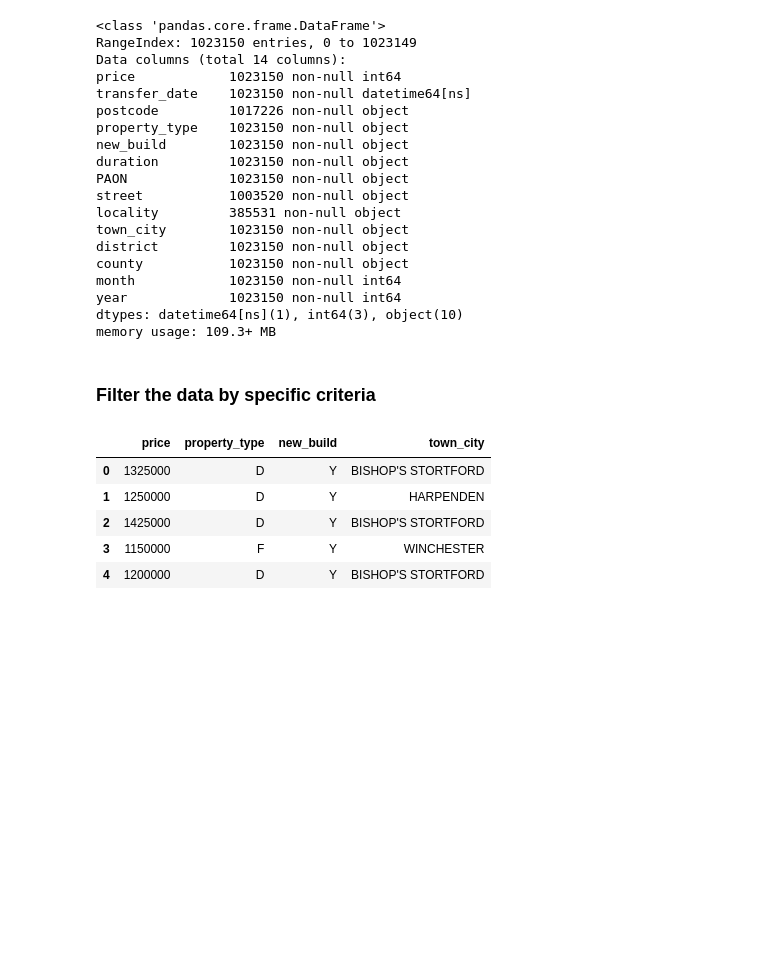
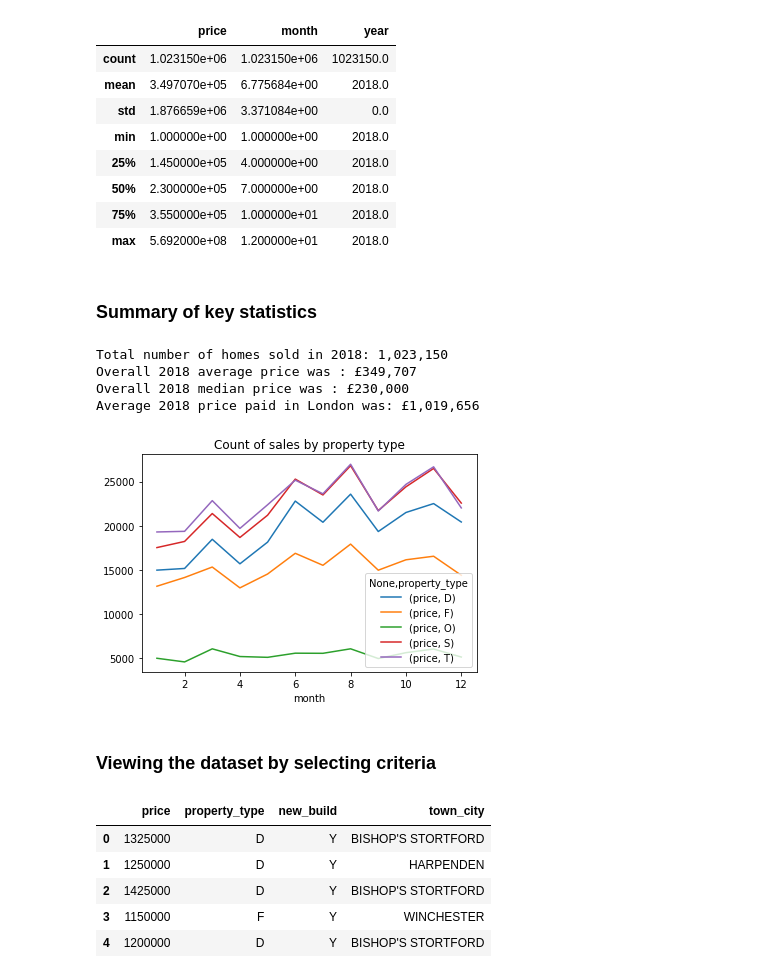
Before and after one commit to dudikbender/springboard, a Jupyter notebook: UK_prices_paid_analysis.ipynb, the cells around one changed output. Drawn from its saved outputs; the diff is of its cells as text; code cells hidden in the pictures; blank space fills up the shorter version.

```diff
--- a/UK_prices_paid_analysis.ipynb
+++ b/UK_prices_paid_analysis.ipynb
@@ -49,29 +50,48 @@ df['transfer_date'] = pd.to_datetime(df.transfer_date)
 df['month'] = df['transfer_date'].dt.month
 df['year'] = df['transfer_date'].dt.year
 
-df.info()
+df.describe()
 # %% [output]
-<class 'pandas.core.frame.DataFrame'>
-RangeIndex: 1023150 entries, 0 to 1023149
-Data columns (total 14 columns):
-price            1023150 non-null int64
-transfer_date    1023150 non-null datetime64[ns]
-postcode         1017226 non-null object
-property_type    1023150 non-null object
-new_build        1023150 non-null object
-duration         1023150 non-null object
-PAON             1023150 non-null object
-street           1003520 non-null object
-locality         385531 non-null object
-town_city        1023150 non-null object
-district         1023150 non-null object
-county           1023150 non-null object
-month            1023150 non-null int64
-year             1023150 non-null int64
-dtypes: datetime64[ns](1), int64(3), object(10)
-memory usage: 109.3+ MB
+|  | price | month | year |
+| count | 1.023150e+06 | 1.023150e+06 | 1023150.0 |
+| mean | 3.497070e+05 | 6.775684e+00 | 2018.0 |
+| std | 1.876659e+06 | 3.371084e+00 | 0.0 |
+| min | 1.000000e+00 | 1.000000e+00 | 2018.0 |
+| 25% | 1.450000e+05 | 4.000000e+00 | 2018.0 |
+| 50% | 2.300000e+05 | 7.000000e+00 | 2018.0 |
+| 75% | 3.550000e+05 | 1.000000e+01 | 2018.0 |
+| max | 5.692000e+08 | 1.200000e+01 | 2018.0 |
+# %% [markdown]
+### Summary of key statistics
+# %%
+## Summary statistics of dataset
+avg_price = np.mean(df.price)
+median_price = np.median(df.price)
+year_select = 2018
+sales_count = len(df.year == year_select)
+
+## Key summary statistics and print out
+print("Total number of homes sold in " + str(year_select) + ": " + format(sales_count, ","))
+print("Overall 2018 average price was : £" + format(avg_price, ",.0f"))
+print("Overall 2018 median price was : £" + format(median_price, ",.0f"))
+
+## Average price paid in London
+city_select = 'London'
+avg_price_paid = round(df[df.town_city == city_select.upper()].price.mean(), 2)
+print("Average 2018 price paid in " + city_select + " was: £" + format(avg_price_paid, ",.0f"))
+
+## Graphing homes sold over time during the year
+count_by_month = df[['month','property_type','price']].groupby(['month', 'property_type']).count()
+count_by_month = count_by_month.unstack().plot(kind='line', legend=True,
+                                               title='Count of sales by property type')
+# %% [output]
+Total number of homes sold in 2018: 1,023,150
+Overall 2018 average price was : £349,707
+Overall 2018 median price was : £230,000
+Average 2018 price paid in London was: £1,019,656
+[figure, added]
 # %% [markdown]
-### Filter the data by specific criteria
+### Viewing the dataset by selecting criteria
 # %%
 ## Explore the data with different criteria
 criteria01 = df.price > 1000000
```
Also changed, not shown: parts of 13 cells of this notebook.
